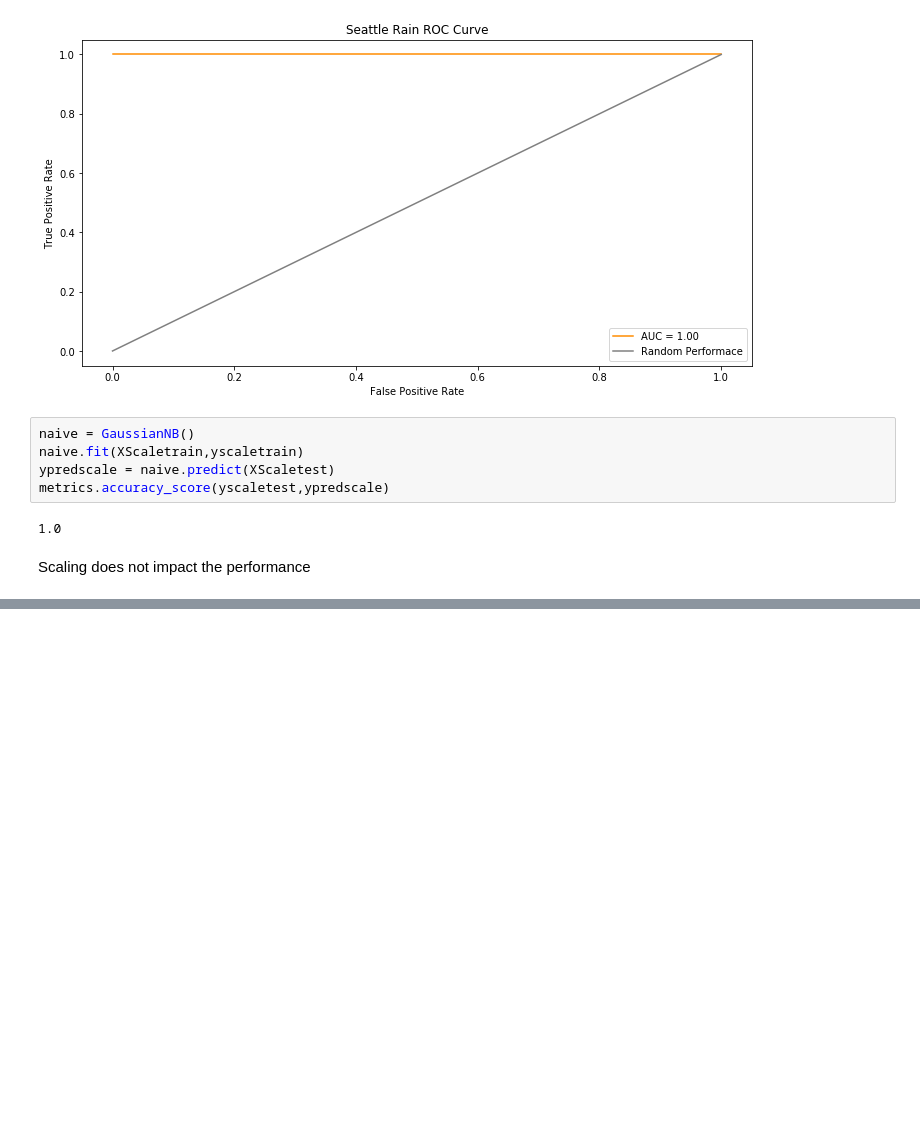
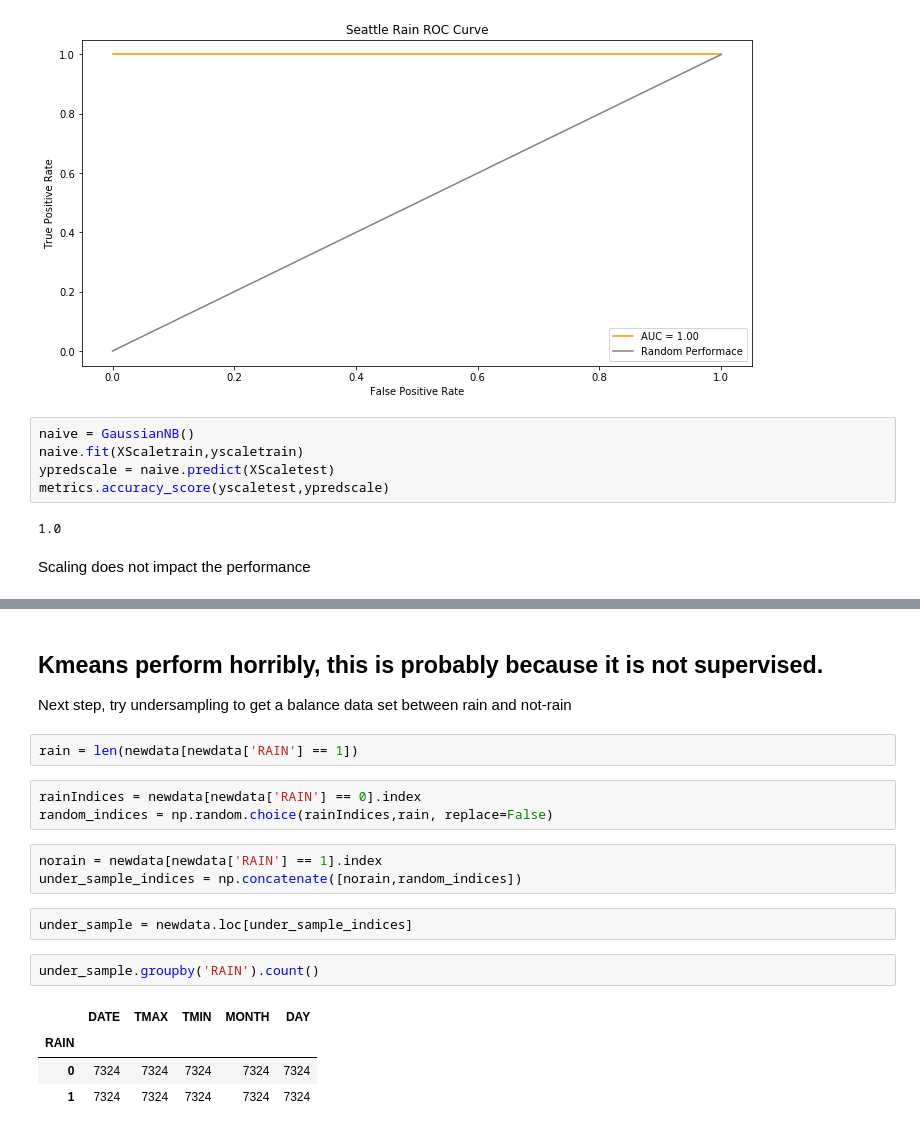
Before and after one commit to nguyli03/CS420-midterm, a Jupyter notebook: DidItRainInSeattle.ipynb, the cells around one changed output, grey strips where cells are left out. Drawn from its saved outputs; the diff is of its cells as text; blank space fills up the shorter version.

```diff
--- a/DidItRainInSeattle.ipynb
+++ b/DidItRainInSeattle.ipynb
@@ -445,0 +615,20 @@ for i in range(1, 4):
+# %% [markdown]
+## Kmeans perform horribly, this is probably because it is not supervised.
+Next step, try undersampling to get a balance data set between rain and not-rain
+# %%
+rain = len(newdata[newdata['RAIN'] == 1])
+# %%
+rainIndices = newdata[newdata['RAIN'] == 0].index
+random_indices = np.random.choice(rainIndices,rain, replace=False)
+# %%
+norain = newdata[newdata['RAIN'] == 1].index
+under_sample_indices = np.concatenate([norain,random_indices])
+# %%
+under_sample = newdata.loc[under_sample_indices]
+# %%
+under_sample.groupby('RAIN').count()
+# %% [output]
+|  | DATE | TMAX | TMIN | MONTH | DAY |
+| RAIN |  |  |  |  |  |
+| 0 | 7324 | 7324 | 7324 | 7324 | 7324 |
+| 1 | 7324 | 7324 | 7324 | 7324 | 7324 |
```
Also changed, not shown: parts of 67 cells of this notebook.
